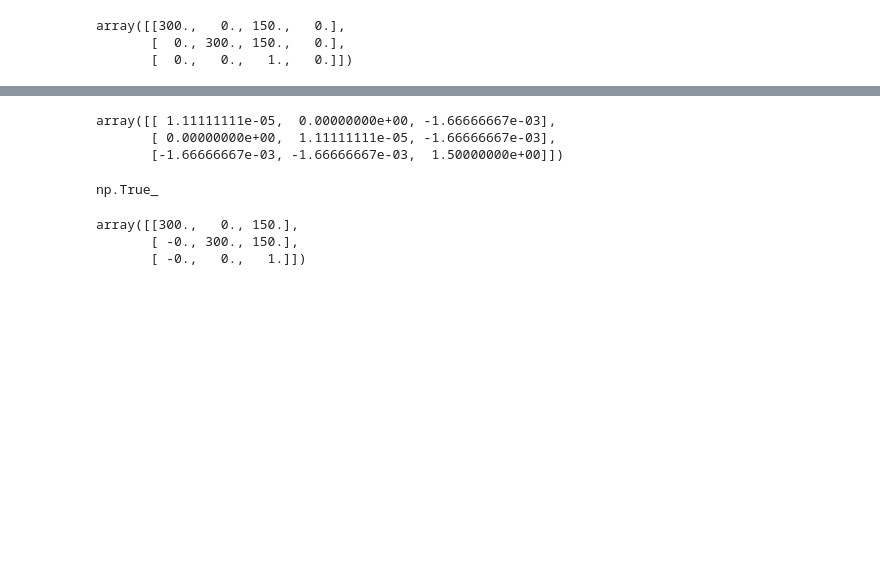
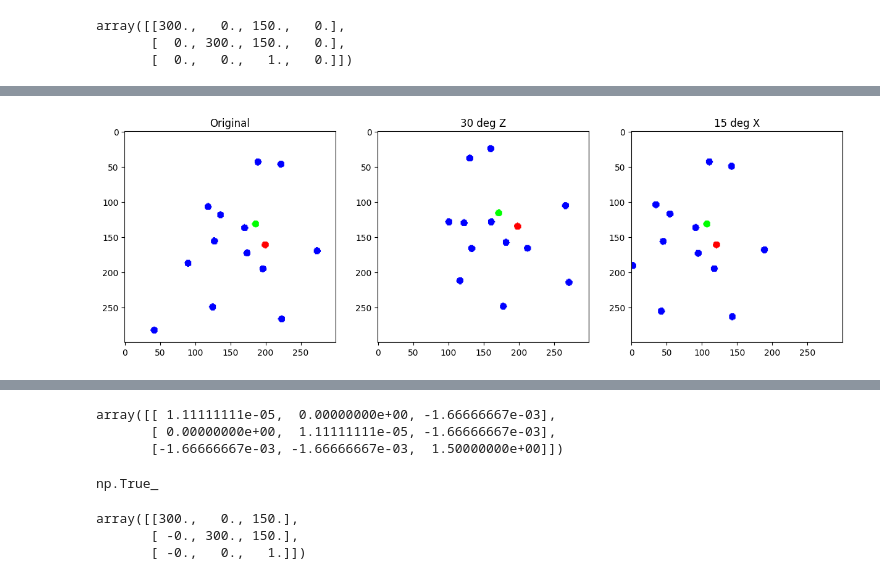
Before and after one commit to michaelzhan1/cs283-project, a Jupyter notebook: main.ipynb, the cells around one changed output, grey strips where cells are left out. Drawn from its saved outputs; the diff is of its cells as text; code cells hidden in the pictures; blank space fills up the shorter version.

```diff
--- a/main.ipynb
+++ b/main.ipynb
@@ -241,6 +89,10 @@ H_30z = get_homography(points_2d_30z, points_2d_orig, normalize=True)
 H_15x = get_homography(points_2d_15x, points_2d_orig, normalize=True)
 rectified_image_30z = apply_homography(image_30z, H_30z, (0, 0, 300, 300))
 rectified_image_15x = apply_homography(image_15x, H_15x, (0, 0, 300, 300))
+# %%
+plot_multiple_images(image_orig, image_30z, image_15x, titles=['Original', '30 deg Z', '15 deg X'])
+# %% [output]
+[figure, added]
 # %%
 plot_multiple_images(image_orig, rectified_image_30z, rectified_image_15x, titles=['Original', '30 deg Z', '15 deg X'])
 # %% [output]
```
Also changed, not shown: parts of 9 cells of this notebook, 3 other files.
